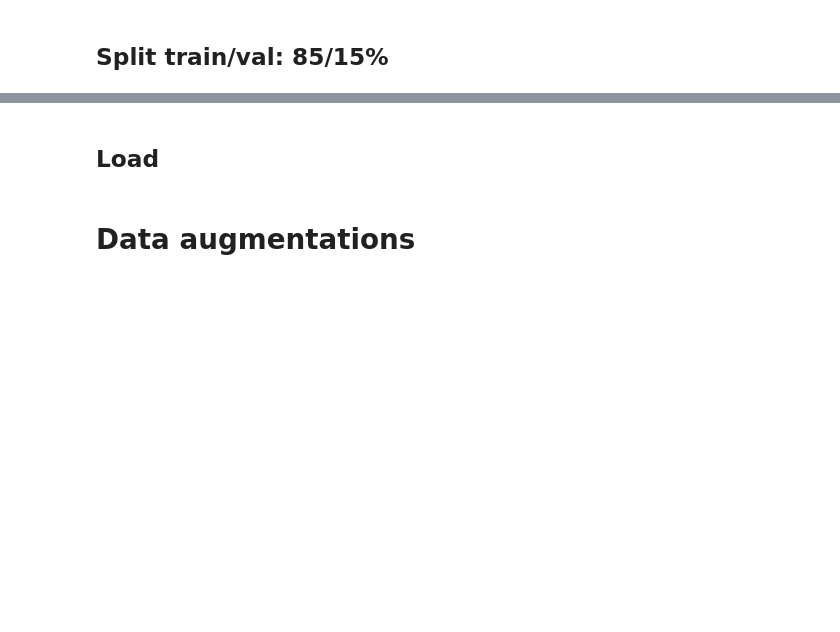
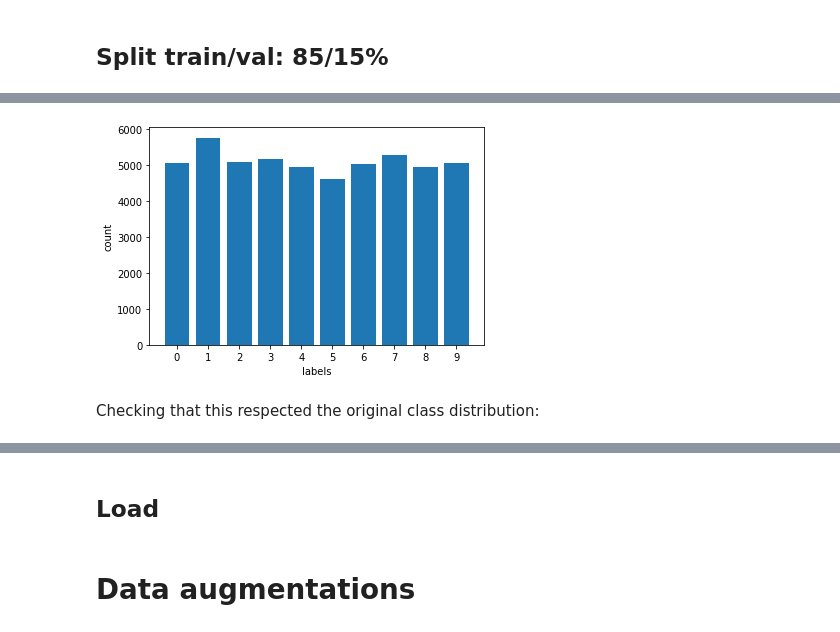
Before and after one commit to laure-delisle/cs148-hw3, a Jupyter notebook: warmup_data_loading.ipynb, the cells around one changed output, grey strips where cells are left out. Drawn from its saved outputs; the diff is of its cells as text; code cells hidden in the pictures; blank space fills up the shorter version.

```diff
--- a/warmup_data_loading.ipynb
+++ b/warmup_data_loading.ipynb
@@ -50,3 +70,17 @@ train_size, val_size = int(trainval_size*0.85), int(trainval_size*0.15)
 
 # split
 train_set, val_set = torch.utils.data.random_split(trainval_set, [train_size, val_size])
+# %%
+# class distribution in the train set
+labels_train = trainval_set.targets[train_set.indices]
+train_classes, train_counts = np.unique(labels_train, return_counts=True)
+# %%
+plt.bar(train_classes, train_counts)
+plt.xticks(train_classes)
+plt.xlabel('labels')
+plt.ylabel('count')
+plt.show()
+# %% [output]
+[figure, added]
+# %% [markdown]
+Checking that this respected the original class distribution:
```
Also changed, not shown: parts of 7 cells of this notebook, 4 other files.
